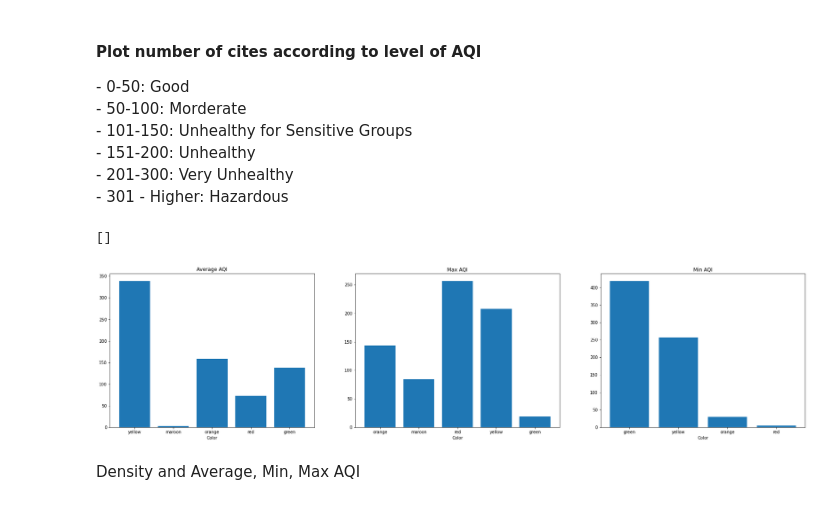
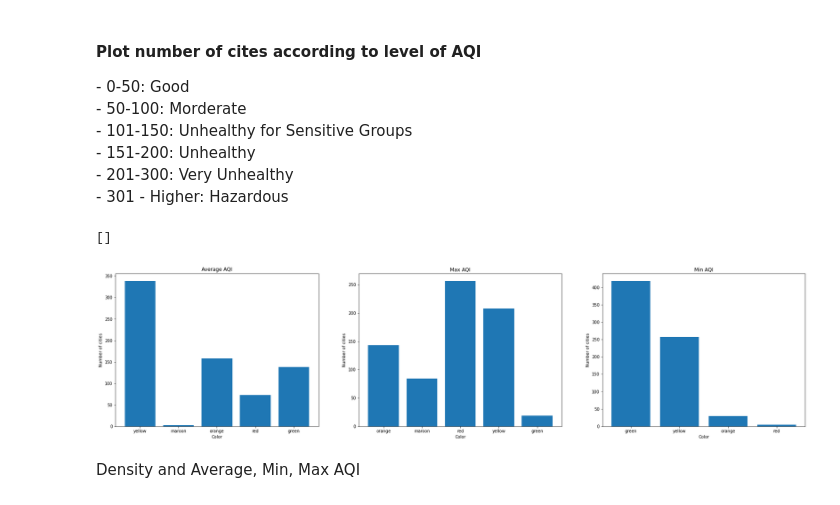
Before and after one commit to Quyenld9699/DataScience_AQI_explorer, a Jupyter notebook: analyze/avgAQI_population.ipynb, the cells around one changed output. Saved outputs shown, nothing was run; the diff lists cells and outputs as text; code cells hidden in the pictures.

```diff
--- a/analyze/avgAQI_population.ipynb
+++ b/analyze/avgAQI_population.ipynb
@@ -245,40 +250,41 @@ c_map_avg =  cmap(y)
 d1 = get_barchart_statistic(c_map_avg)
 
 plt.bar(d1.keys(),d1.values())
+plt.ylabel('Number of cities')
 
 #### Subplot 2 ###
 
 plt.subplot(2,3,2)
 #Add titles to the chart and axes
 plt.title('Max AQI')
 plt.xlabel('Color')
-
+plt.ylabel('Number of cities')
 x = df2['density'].tolist()
 y = df2['max_AQI'].tolist()
 
 c_map_max =  cmap(y)
 d2 = get_barchart_statistic(c_map_max)
 plt.bar(d2.keys(),d2.values())
 
 #### Subplot 2 ###
 
 plt.subplot(2,3,3)
 #Add titles to the chart and axes
 plt.title('Min AQI')
 plt.xlabel('Color')
-
+plt.ylabel('Number of cities')
 x = df2['density'].tolist()
 y = df2['min_AQI'].tolist()
 
 c_map_min =  cmap(y)
 d3 = get_barchart_statistic(c_map_min)
 plt.bar(d3.keys(),d3.values())
 
 
 plt.plot()
 # %% [output]
 []
-[figure, old version]
+[figure, new version]
 # %% [markdown]
 <p>Density and Average, Min, Max AQI </p>
 # %%
```
Also changed, not shown: parts of 2 cells of this notebook.
